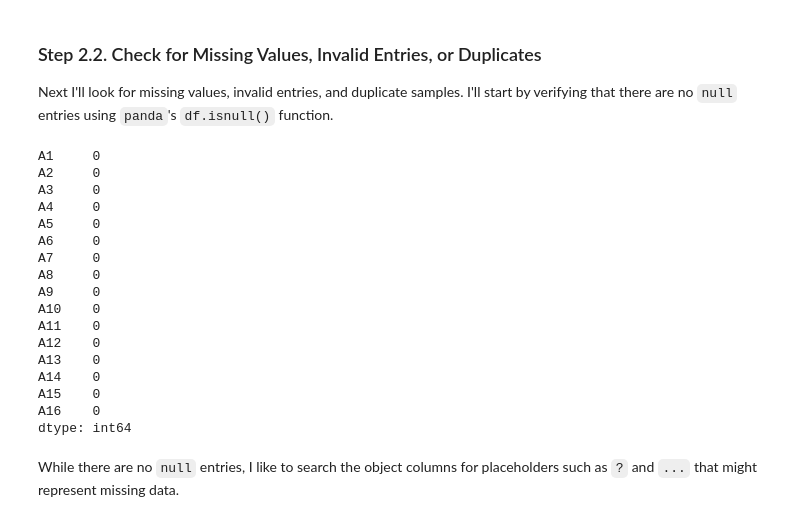
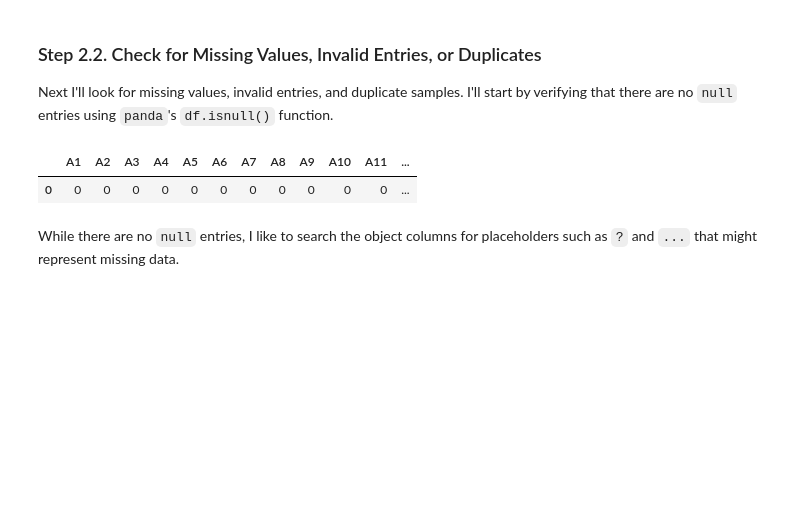
Before and after one commit to KEVIN-VN642/Credit-Card-Application-Approval, a Jupyter notebook: Credit Card Approval.ipynb, the cells around one changed output. Cells and saved outputs as stored; diff of their text form; code cells hidden in the pictures; blank space fills up the shorter version.

```diff
--- a/Credit Card Approval.ipynb
+++ b/Credit Card Approval.ipynb
@@ -102,25 +101,10 @@ There are a total of 690 data samples with 2 float, 2 integer, and 12 object col
 Next I'll look for missing values, invalid entries, and duplicate samples. I'll start by verifying that there are no `null` entries using `panda`'s `df.isnull()` function.
 # %%
 # look for null entries
-df.isna().sum()
+df.isna().sum().to_frame().T
 # %% [output]
-A1     0
-A2     0
-A3     0
-A4     0
-A5     0
-A6     0
-A7     0
-A8     0
-A9     0
-A10    0
-A11    0
-A12    0
-A13    0
-A14    0
-A15    0
-A16    0
-dtype: int64
+|  | A1 | A2 | A3 | A4 | A5 | A6 | A7 | A8 | A9 | A10 | A11 | ... |
+| 0 | 0 | 0 | 0 | 0 | 0 | 0 | 0 | 0 | 0 | 0 | 0 | ... |
 # %% [markdown]
 While there are no `null` entries, I like to search the object columns for placeholders such as `?` and `...` that might represent missing data.
 # %%
```
Also changed, not shown: parts of 3 cells of this notebook.
